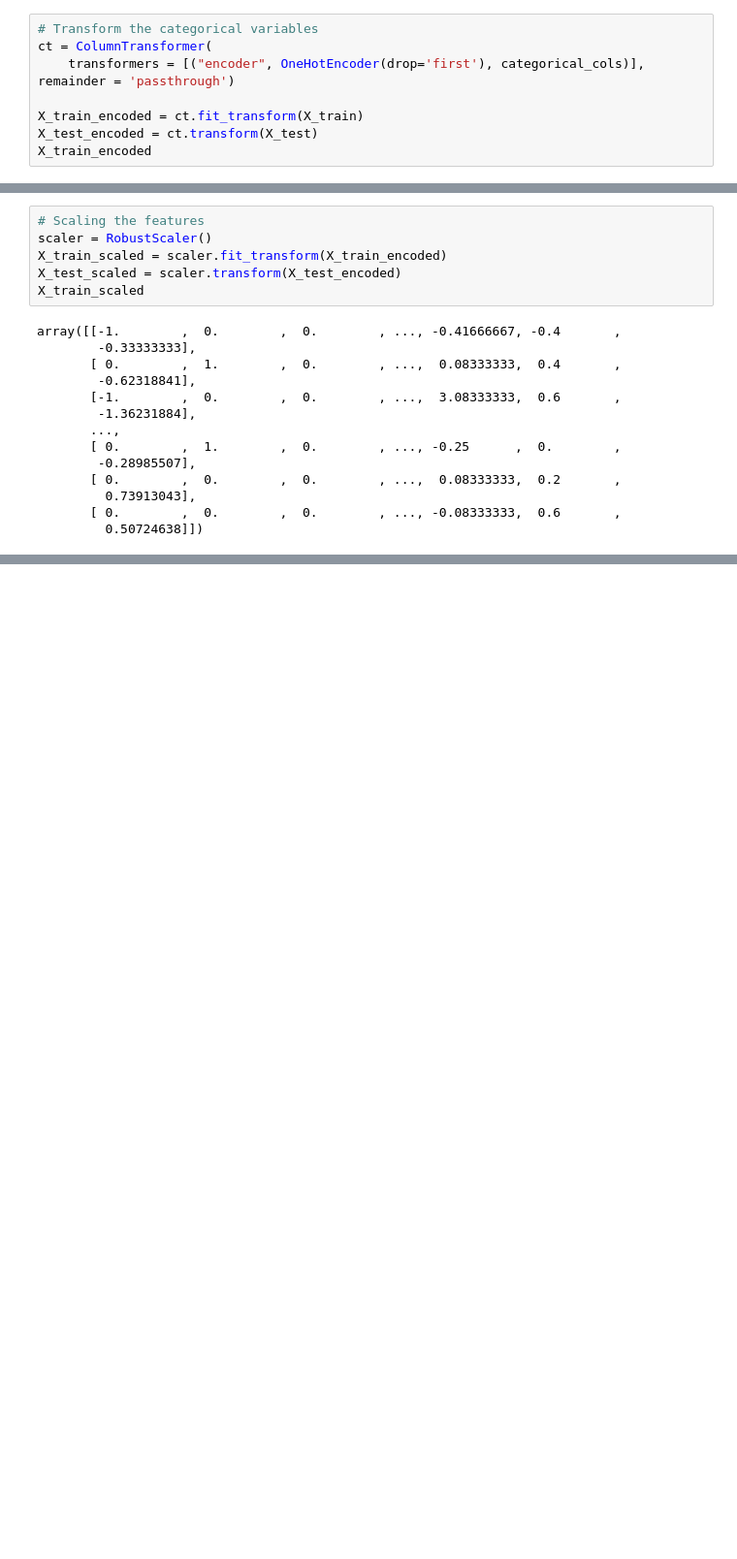
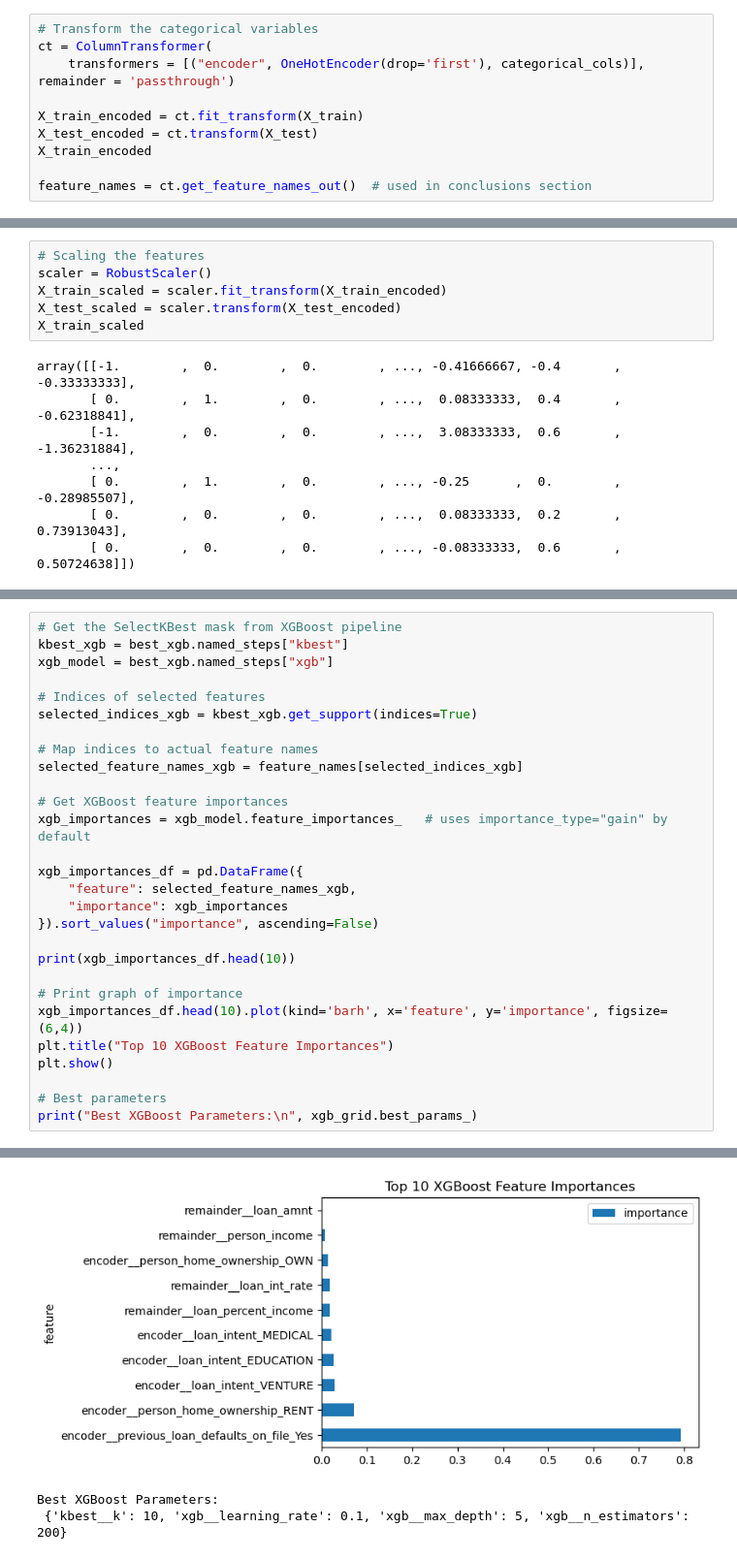
Before and after one commit to samstrc/AppliedML_FinalProj, a Jupyter notebook: sam_edits.ipynb, the cells around one changed output, grey strips where cells are left out. Shown at 97% size. Saved outputs shown, nothing was run; the diff lists cells and outputs as text; blank space fills up the shorter version.

```diff
--- a/sam_edits.ipynb
+++ b/sam_edits.ipynb
@@ -402,3 +362,5 @@ ct = ColumnTransformer(
 X_train_encoded = ct.fit_transform(X_train)
 X_test_encoded = ct.transform(X_test)
 X_train_encoded
+
+feature_names = ct.get_feature_names_out()  # used in conclusions section
@@ -644,0 +720,29 @@ weighted avg       0.93      0.93      0.93      9000
+# %%
+# Get the SelectKBest mask from XGBoost pipeline
+kbest_xgb = best_xgb.named_steps["kbest"]
+xgb_model = best_xgb.named_steps["xgb"]
+
+# Indices of selected features
+selected_indices_xgb = kbest_xgb.get_support(indices=True)
+
+# Map indices to actual feature names
+selected_feature_names_xgb = feature_names[selected_indices_xgb]
+
+# Get XGBoost feature importances
+xgb_importances = xgb_model.feature_importances_   # uses importance_type="gain" by default
+
+xgb_importances_df = pd.DataFrame({
+    "feature": selected_feature_names_xgb,
+    "importance": xgb_importances
+}).sort_values("importance", ascending=False)
+
+print(xgb_importances_df.head(10))
+
+# Print graph of importance
+xgb_importances_df.head(10).plot(kind='barh', x='feature', y='importance', figsize=(6,4))
+plt.title("Top 10 XGBoost Feature Importances")
+plt.show()
+
+# Best parameters
+print("Best XGBoost Parameters:\n", xgb_grid.best_params_)
+# %% [output]
@@ -644,0 +760,3 @@ weighted avg       0.93      0.93      0.93      9000
+[figure, added]
+Best XGBoost Parameters:
+ {'kbest__k': 10, 'xgb__learning_rate': 0.1, 'xgb__max_depth': 5, 'xgb__n_estimators': 200}
```
Also changed, not shown: parts of 26 cells of this notebook.
